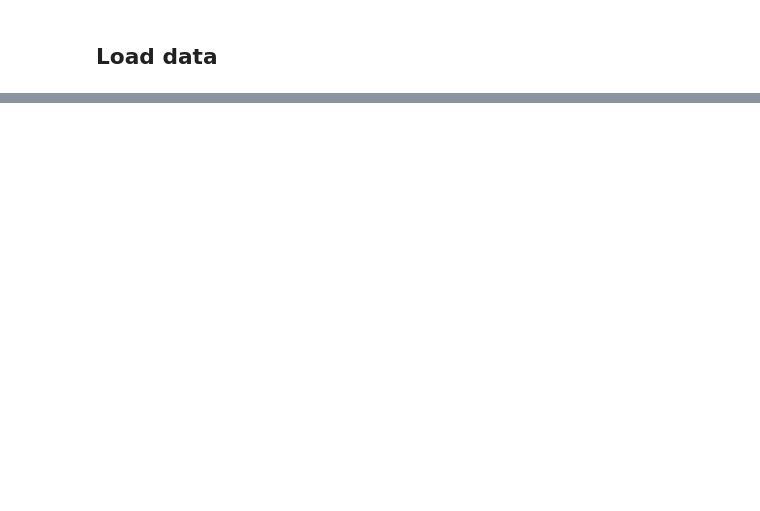
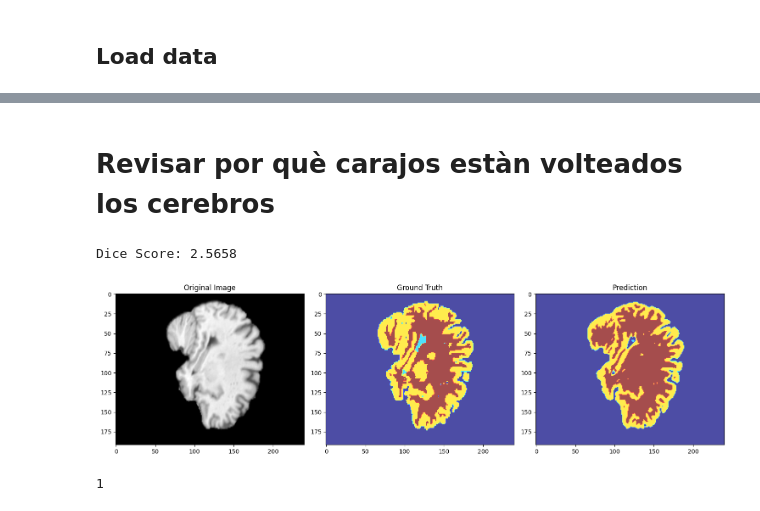
Before and after one commit to PabloBetancur428/Brain_tissue_segmentation_MISA_DL, a Jupyter notebook: src/Modular_DL/main_notebook.ipynb, the cells around one changed output, grey strips where cells are left out. Drawn from its saved outputs; the diff is of its cells as text; code cells hidden in the pictures; blank space fills up the shorter version.

Commit message:
Checking shape and slices with 0 value

```diff
--- a/src/Modular_DL/main_notebook.ipynb
+++ b/src/Modular_DL/main_notebook.ipynb
@@ -101,0 +272,11 @@ resampled_data.shape
+# %%
+
+def dice_coefficient_test_r(pred, target, epsilon=1e-6):
+    pred = pred.float()
+    target = target.float()
+
+    intersection = (pred * target).sum()
+    union = pred.sum() + target.sum()
+
+    dice = (2.0 * intersection + epsilon) / (union + epsilon)
+    return dice.item()
@@ -101,0 +316,42 @@ resampled_data.shape
+# %% [markdown]
+# Revisar por què carajos estàn volteados los cerebros
+# %%
+model.eval()
+with torch.no_grad():
+    pred = model(images)
+    pred_softmax = F.softmax(pred, dim=1)
+    pred_classes = torch.argmax(pred_softmax, dim=1).squeeze(0).cpu()
+
+label_slice = labels.squeeze(0).cpu()
+
+dice_score = dice_coefficient_test_r(pred_classes, label_slice)
+print(f"Dice Score: {dice_score:.4f}")
+
+# Visualize the image, ground truth, and prediction
+plt.figure(figsize=(15, 5))
+
+# Original Image
+plt.subplot(1, 3, 1)
+plt.title("Original Image")
+plt.imshow(images.squeeze().cpu().numpy(), cmap="gray")
+
+# Ground Truth
+plt.subplot(1, 3, 2)
+plt.title("Ground Truth")
+plt.imshow(label_slice.numpy(), cmap="jet", alpha=0.7)
+
+# Prediction
+plt.subplot(1, 3, 3)
+plt.title("Prediction")
+plt.imshow(pred_classes.numpy(), cmap="jet", alpha=0.7)
+
+plt.tight_layout()
+plt.show()
+# %% [output]
+Dice Score: 2.5658
+[figure, added]
+# %%
+x,y,z = [1,2,3]
+x
+# %% [output]
+1
```
Also changed, not shown: parts of 16 cells of this notebook.
